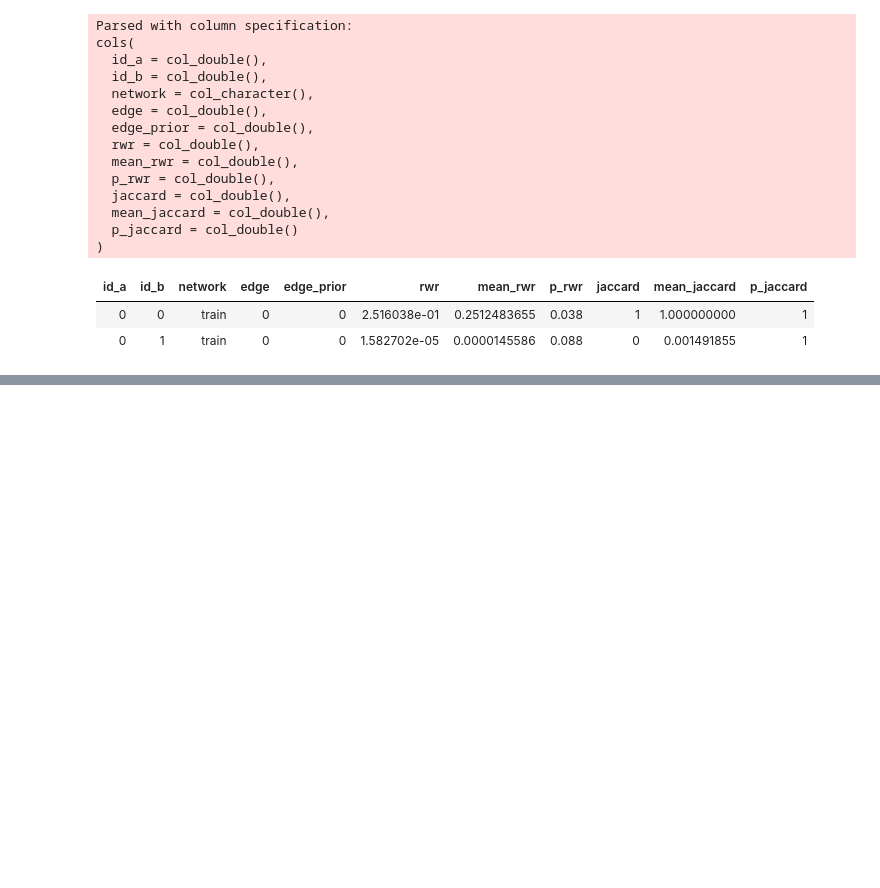
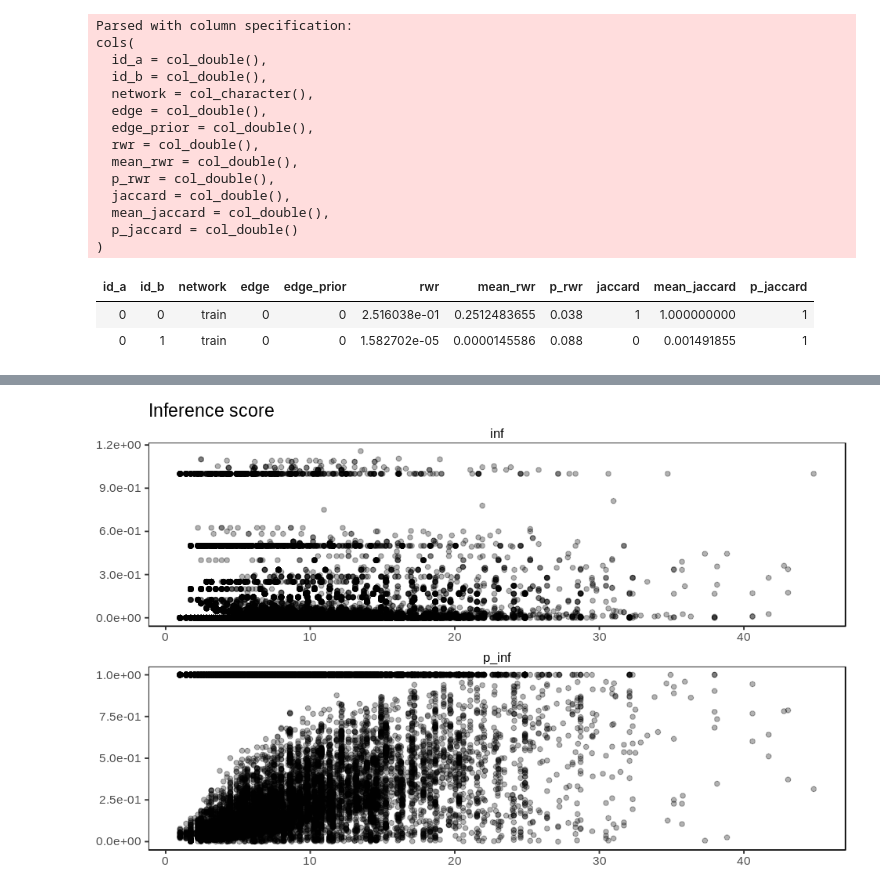
Before and after one commit to greenelab/xswap-analysis, a Jupyter notebook: nb/fig5.corrected_correlation/feature_vs_corrected.ipynb, the cells around one changed output, grey strips where cells are left out. Cells and saved outputs as stored; diff of their text form; code cells hidden in the pictures; blank space fills up the shorter version.

```diff
--- a/nb/fig5.corrected_correlation/feature_vs_corrected.ipynb
+++ b/nb/fig5.corrected_correlation/feature_vs_corrected.ipynb
@@ -264,0 +254,3 @@ options(repr.plot.width=6, repr.plot.height=4)
+# %%
+tftg_df <- read_tsv('../../data//4.data//tftg.tsv.xz')
+tftg_edges <- read_tsv('../../data/2.edges/tftg.tsv.xz')
@@ -264,0 +275,23 @@ options(repr.plot.width=6, repr.plot.height=4)
+# %%
+tftg_source_degree <- tftg_edges %>%
+    group_by(id_a) %>%
+    summarize_at(vars(train), sum) %>%
+    rename(source=train)
+
+tftg_target_degree <- tftg_edges %>%
+    group_by(id_b) %>%
+    summarize_at(vars(train), sum) %>%
+    rename(target=train)
+
+tftg_degree <- tftg_df %>%
+    filter(network == 'test_recon') %>%
+    left_join(tftg_source_degree, by = 'id_a') %>%
+    left_join(tftg_target_degree, by = 'id_b') %>%
+    mutate(
+        degree = sqrt(source * target)
+    ) %>%
+    gather('feature', 'value', inf, p_inf) %>%
+    filter(edge == 0 & id_a != id_b) %>%
+    select(-network, -edge, -source, -target)
+
+tftg_degree %>% head
@@ -264,0 +306,15 @@ options(repr.plot.width=6, repr.plot.height=4)
+# %%
+(
+    ggplot(tftg_degree, aes(x = degree, y = value))
+    + geom_point(alpha=0.3)
+    + facet_wrap(vars(feature), scales='free', ncol = 1)
+
+    + ggtitle('Inference score')
+    + theme(plot.title = element_text(hjust = 0.5), plot.margin = unit(0 * c(1,1,1,1), "cm"))
+    + xlab(NULL)
+    + ylab(NULL)
+    + scale_y_continuous(labels=scientific)
+    + theme_zietzm()
+)
+# %% [output]
+[figure, added]
```
Also changed, not shown: parts of 10 cells of this notebook, 9 other files.
